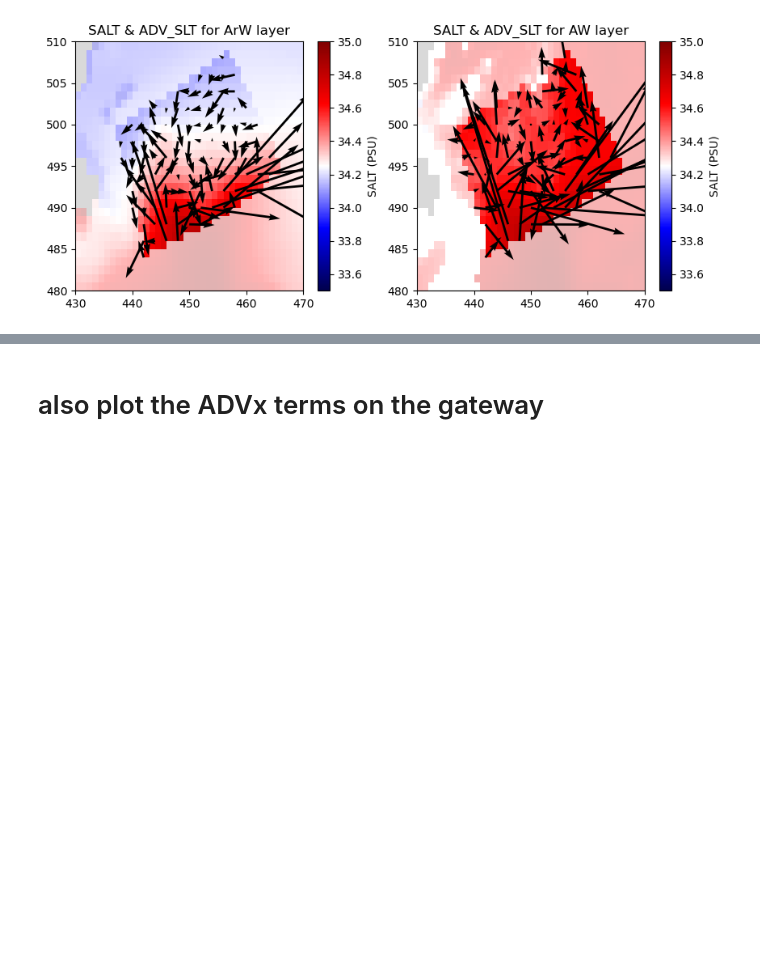
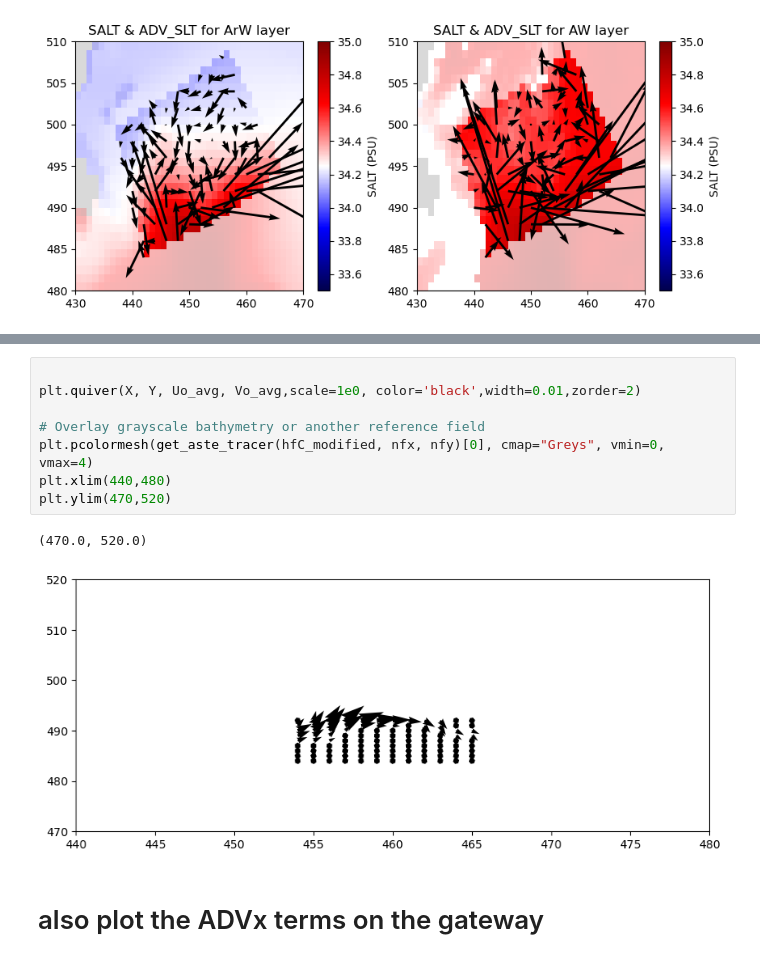
Before and after one commit to margaretmurakami/crios_backups, a Jupyter notebook: ASTE_270/Pemberton_BarentsSpaper/BarentsS_paper/create_maps.ipynb, the cells around one changed output, grey strips where cells are left out. Drawn from its saved outputs; the diff is of its cells as text; blank space fills up the shorter version.

```diff
--- a/ASTE_270/Pemberton_BarentsSpaper/BarentsS_paper/create_maps.ipynb
+++ b/ASTE_270/Pemberton_BarentsSpaper/BarentsS_paper/create_maps.ipynb
@@ -629,3 +741,14 @@ ax.set_ylim(ylims)
+# %%
+
+plt.quiver(X, Y, Uo_avg, Vo_avg,scale=1e0, color='black',width=0.01,zorder=2)
+
+# Overlay grayscale bathymetry or another reference field
+plt.pcolormesh(get_aste_tracer(hfC_modified, nfx, nfy)[0], cmap="Greys", vmin=0, vmax=4)
+plt.xlim(440,480)
+plt.ylim(470,520)
+# %% [output]
+(470.0, 520.0)
+[figure, added]
 # %% [markdown]
 # also plot the ADVx terms on the gateway
 # %%
```
Also changed, not shown: parts of 10 cells of this notebook, 50 other files.
